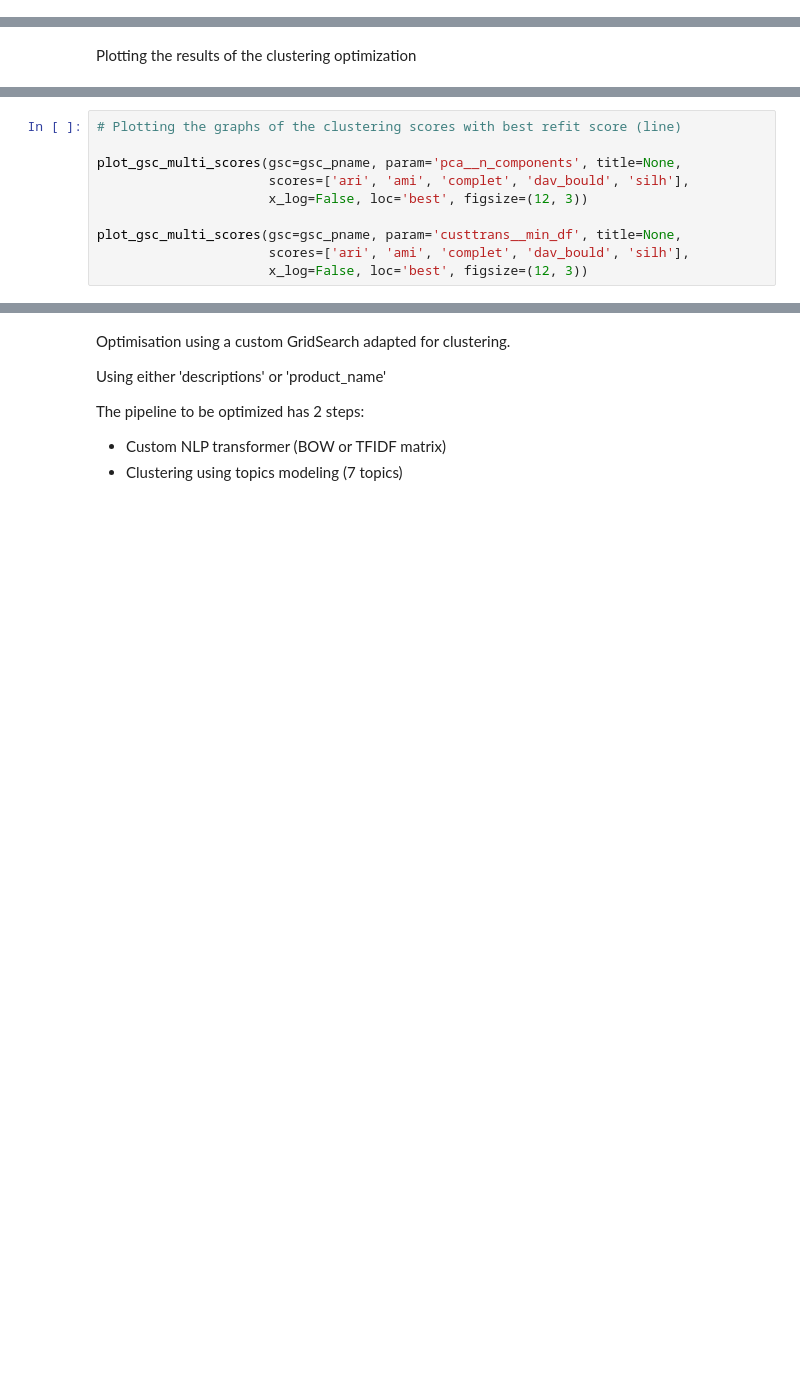
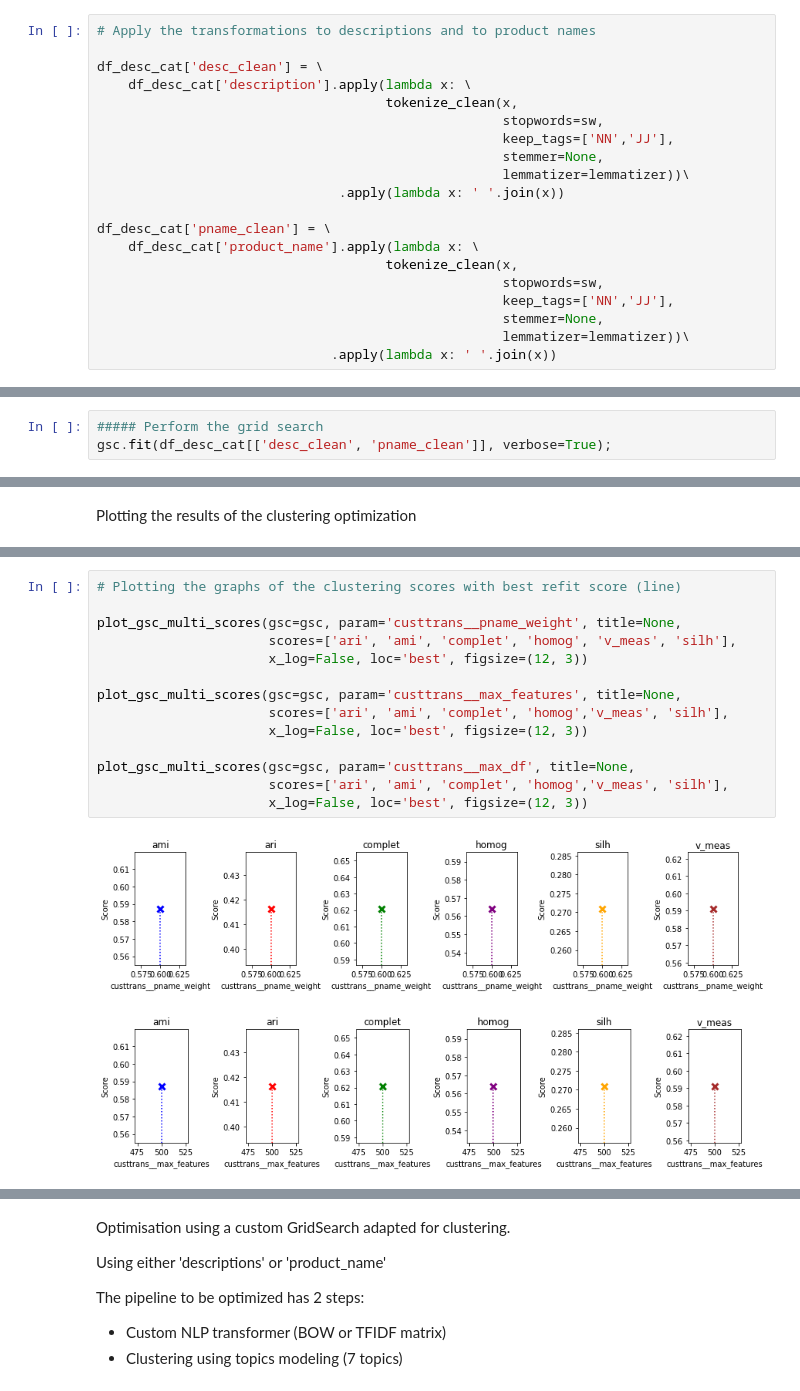
Before and after one commit to SmellyArmure/OC_DS_Project6, a Jupyter notebook: NOTEBOOK/P6_Cleaning_NLP.ipynb, the cells around one changed output, grey strips where cells are left out. Drawn from its saved outputs; the diff is of its cells as text; blank space fills up the shorter version.

```diff
--- a/NOTEBOOK/P6_Cleaning_NLP.ipynb
+++ b/NOTEBOOK/P6_Cleaning_NLP.ipynb
@@ -1147,0 +315,20 @@ speak("youpi cé fini")
+# %%
+# Apply the transformations to descriptions and to product names
+
+df_desc_cat['desc_clean'] = \
+    df_desc_cat['description'].apply(lambda x: \
+                                     tokenize_clean(x,
+                                                    stopwords=sw,
+                                                    keep_tags=['NN','JJ'],
+                                                    stemmer=None,
+                                                    lemmatizer=lemmatizer))\
+                               .apply(lambda x: ' '.join(x))
+
+df_desc_cat['pname_clean'] = \
+    df_desc_cat['product_name'].apply(lambda x: \
+                                     tokenize_clean(x,
+                                                    stopwords=sw,
+                                                    keep_tags=['NN','JJ'],
+                                                    stemmer=None,
+                                                    lemmatizer=lemmatizer))\
+                              .apply(lambda x: ' '.join(x))
@@ -1147,0 +409,3 @@ speak("youpi cé fini")
+# %%
+##### Perform the grid search
+gsc.fit(df_desc_cat[['desc_clean', 'pname_clean']], verbose=True);
@@ -1158,10 +489,17 @@ df_sel_scores
 # %%
 # Plotting the graphs of the clustering scores with best refit score (line)
 
-plot_gsc_multi_scores(gsc=gsc_pname, param='pca__n_components', title=None,
-                      scores=['ari', 'ami', 'complet', 'dav_bould', 'silh'],
+plot_gsc_multi_scores(gsc=gsc, param='custtrans__pname_weight', title=None,
+                      scores=['ari', 'ami', 'complet', 'homog', 'v_meas', 'silh'],
                       x_log=False, loc='best', figsize=(12, 3))
 
-plot_gsc_multi_scores(gsc=gsc_pname, param='custtrans__min_df', title=None,
-                      scores=['ari', 'ami', 'complet', 'dav_bould', 'silh'],
+plot_gsc_multi_scores(gsc=gsc, param='custtrans__max_features', title=None,
+                      scores=['ari', 'ami', 'complet', 'homog','v_meas', 'silh'],
                       x_log=False, loc='best', figsize=(12, 3))
+
+plot_gsc_multi_scores(gsc=gsc, param='custtrans__max_df', title=None,
+                      scores=['ari', 'ami', 'complet', 'homog','v_meas', 'silh'],
+                      x_log=False, loc='best', figsize=(12, 3))
+# %% [output]
+[figure, added]
+[figure, added]
```
Also changed, not shown: parts of 143 cells of this notebook, 4 other files.
